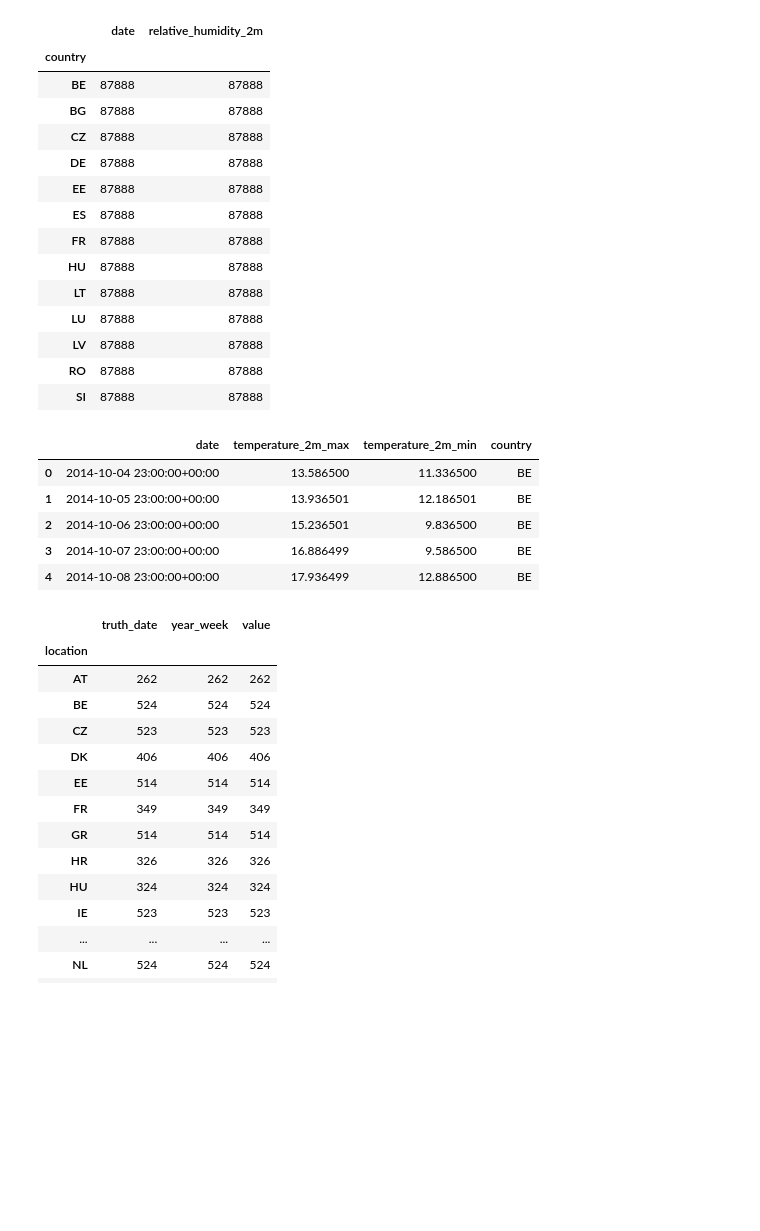
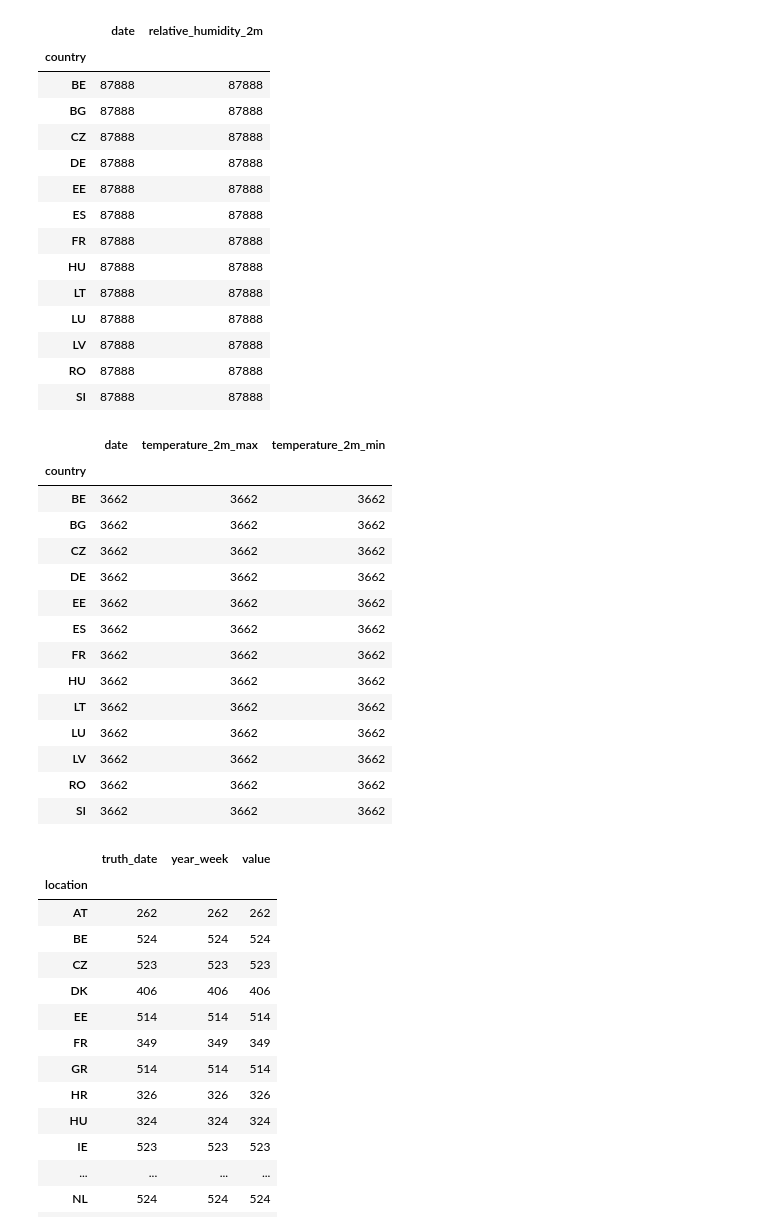
Before and after one commit to flopidopi23/TFM, a Jupyter notebook: preproccess.ipynb, the cells around one changed output. Cells and saved outputs as stored; diff of their text form; code cells hidden in the pictures; blank space fills up the shorter version.

```diff
--- a/preproccess.ipynb
+++ b/preproccess.ipynb
@@ -158,15 +158,24 @@ for country, response in zip(country_names_ari, responses):
 data_temp_ari = pd.concat(all_data_temp_ari, ignore_index=True)
 
 data_temp_ari.to_csv("data_temp_ari.csv", index=False)
-# %%
-data_temp_ari.head()
-# %% [output]
-|  | date | temperature_2m_max | temperature_2m_min | country |
-| 0 | 2014-10-04 23:00:00+00:00 | 13.586500 | 11.336500 | BE |
-| 1 | 2014-10-05 23:00:00+00:00 | 13.936501 | 12.186501 | BE |
-| 2 | 2014-10-06 23:00:00+00:00 | 15.236501 | 9.836500 | BE |
-| 3 | 2014-10-07 23:00:00+00:00 | 16.886499 | 9.586500 | BE |
-| 4 | 2014-10-08 23:00:00+00:00 | 17.936499 | 12.886500 | BE |
+# %%
+data_temp_ari.groupby('country').count()
+# %% [output]
+|  | date | temperature_2m_max | temperature_2m_min |
+| country |  |  |  |
+| BE | 3662 | 3662 | 3662 |
+| BG | 3662 | 3662 | 3662 |
+| CZ | 3662 | 3662 | 3662 |
+| DE | 3662 | 3662 | 3662 |
+| EE | 3662 | 3662 | 3662 |
+| ES | 3662 | 3662 | 3662 |
+| FR | 3662 | 3662 | 3662 |
+| HU | 3662 | 3662 | 3662 |
+| LT | 3662 | 3662 | 3662 |
+| LU | 3662 | 3662 | 3662 |
+| LV | 3662 | 3662 | 3662 |
+| RO | 3662 | 3662 | 3662 |
+| SI | 3662 | 3662 | 3662 |
 # %%
 #params for ili humidity
 params_ili = {
```
Also changed, not shown: parts of 12 cells of this notebook, 7 other files.
